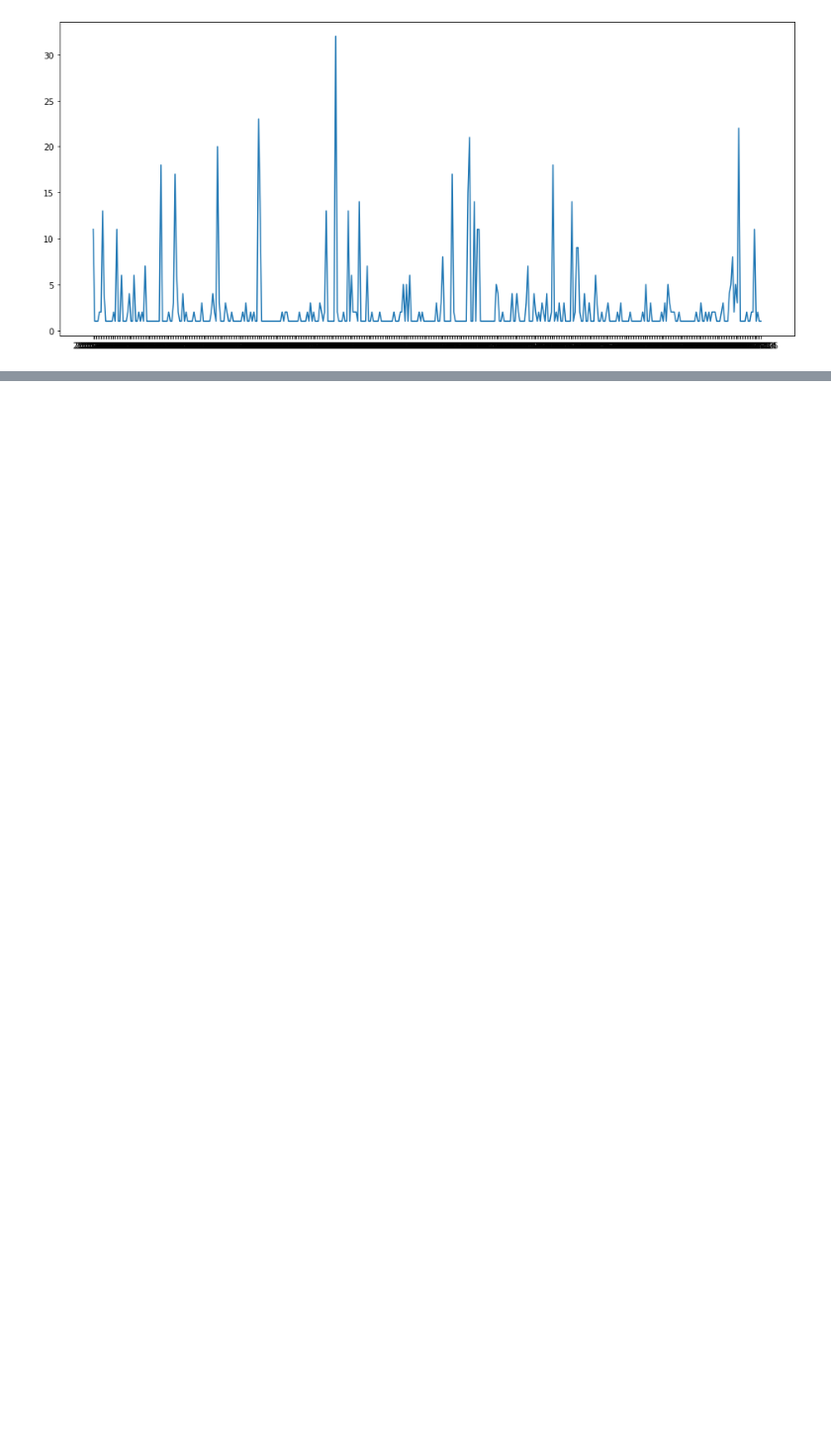
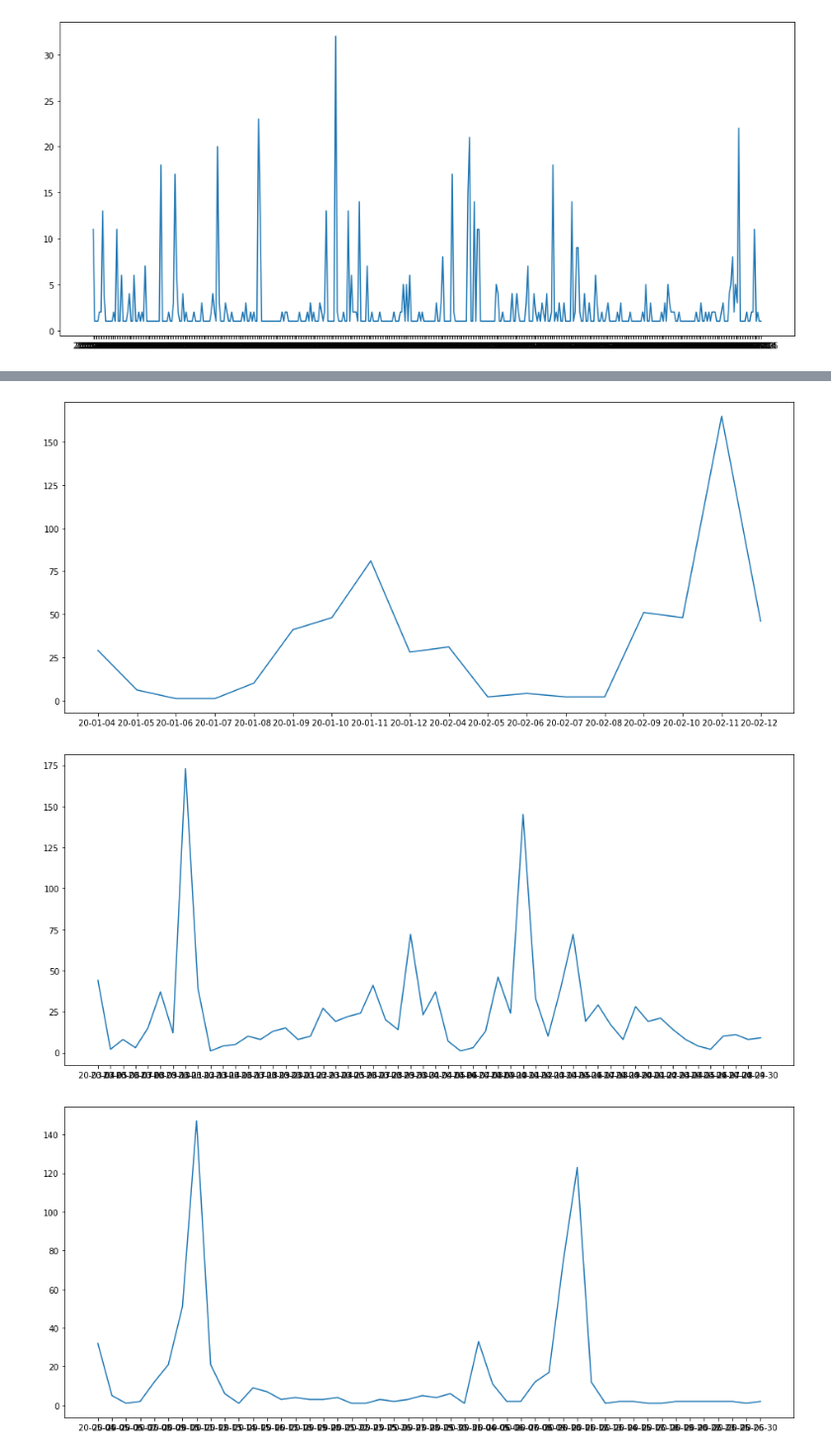
Before and after one commit to meszon/sd_practice2, a Jupyter notebook: notebook.ipynb, the cells around one changed output, grey strips where cells are left out. Shown: that part at 99% size. Cells and saved outputs as stored; diff of their text form; code cells hidden in the pictures; blank space fills up the shorter version.

```diff
--- a/notebook.ipynb
+++ b/notebook.ipynb
@@ -34,6 +35,20 @@ def graph_plot(query, x, y):
     query[x] = formatar(query[x])
     ax.plot(query[x], query[y])
     plt.show()
+# %%
+def getData(select):
+    storage = Storage(config=config)
+    #data = storage.get_object('task2-sd', objectCSV_1)
+    data = storage.get_object('task2-sd', 'database.csv')
+
+    format_data = str(data[0:-1], 'utf-8')
+    database = pd.read_csv(StringIO(format_data))
+
+    database["TipusCasData"]= pd.to_datetime(database["TipusCasData"])
+    database = database.sort_values(by="TipusCasData")
+    query = sqldf(select)
+
+    return query
 # %% [markdown]
 ### Query 1: consulta n casos por tiempo en la comarca del Tarragones
 # %%
@@ -53,0 +124,9 @@ graph_plot(query, 'TipusCasData', 'NumCasos')
+# %%
+query = Pool().map(getData, [
+        "SELECT SUM(NumCasos) AS TotalCasos, TipusCasData FROM database WHERE ComarcaDescripcio='TARRAGONES' AND TipusCasData BETWEEN '2020-01-01' AND '2020-03-01' GROUP BY TipusCasData",
+        "SELECT SUM(NumCasos) AS TotalCasos, TipusCasData FROM database WHERE ComarcaDescripcio='TARRAGONES' AND TipusCasData BETWEEN '2020-03-01' AND '2020-05-01' GROUP BY TipusCasData",
+        "SELECT SUM(NumCasos) AS TotalCasos, TipusCasData FROM database WHERE ComarcaDescripcio='TARRAGONES' AND TipusCasData BETWEEN '2020-05-01' AND '2020-07-01' GROUP BY TipusCasData",
+        "SELECT SUM(NumCasos) AS TotalCasos, TipusCasData FROM database WHERE ComarcaDescripcio='TARRAGONES' AND TipusCasData BETWEEN '2020-07-01' AND '2020-09-01' GROUP BY TipusCasData",
+        "SELECT SUM(NumCasos) AS TotalCasos, TipusCasData FROM database WHERE ComarcaDescripcio='TARRAGONES' AND TipusCasData BETWEEN '2020-09-01' AND '2020-11-01' GROUP BY TipusCasData",
+        "SELECT SUM(NumCasos) AS TotalCasos, TipusCasData FROM database WHERE ComarcaDescripcio='TARRAGONES' AND TipusCasData BETWEEN '2020-11-01' AND '2021-01-01' GROUP BY TipusCasData"
+    ])
@@ -53,0 +145,7 @@ graph_plot(query, 'TipusCasData', 'NumCasos')
+# %%
+for q in query:
+        graph_plot(q, 'TipusCasData', 'TotalCasos')
+# %% [output]
+[figure, added]
+[figure, added]
+[figure, added]
```
Also changed, not shown: parts of 15 cells of this notebook, 1 other file.
